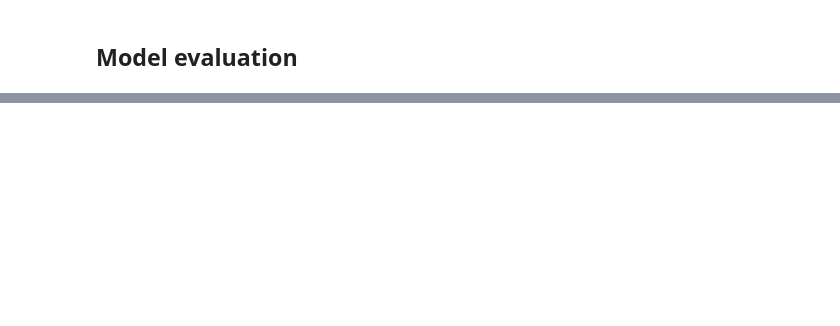
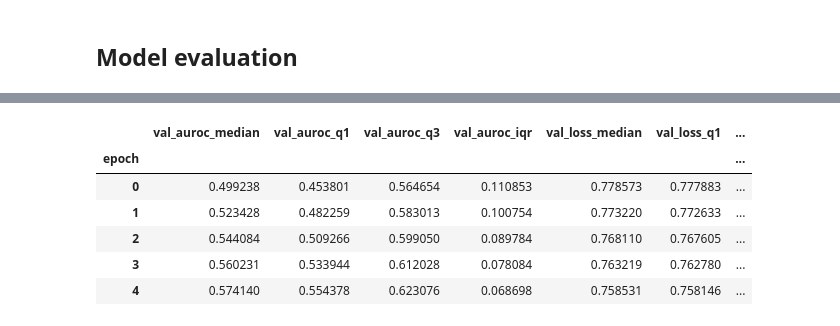
Before and after one commit to Deadline430/OL_Report_2025, a Jupyter notebook: OL_HotelBooking.ipynb, the cells around one changed output, grey strips where cells are left out. Cells and saved outputs as stored; diff of their text form; code cells hidden in the pictures; blank space fills up the shorter version.

```diff
--- a/OL_HotelBooking.ipynb
+++ b/OL_HotelBooking.ipynb
@@ -1076,0 +3115,70 @@ Summary of Activation Functions Used:
+# %%
+import pandas as pd
+import numpy as np
+
+# Dictionary to store aggregated performance summaries
+aggregated_performance_pt = {}
+
+print("Aggregating training history and calculating median/IQR...")
+
+# Iterate through each optimizer's history
+for opt_name, seed_histories in training_history_pt.items():
+    print(f"  Aggregating history for {opt_name}...")
+
+    # Convert history for each seed into a DataFrame and align by epoch
+    seed_dfs = []
+    for seed, history_data in seed_histories.items():
+        # Convert epoch history to DataFrame
+        df = pd.DataFrame(history_data)
+        # Add epoch number as a column
+        df['epoch'] = df.index
+        # Rename columns to include seed for uniqueness before merging
+        df = df.rename(columns={col: f'{col}_seed{seed}' for col in df.columns if col != 'epoch'})
+        seed_dfs.append(df)
+
+    # Merge DataFrames from all seeds for this optimizer based on epoch
+    # Use outer join to handle potential differences in epochs if early stopping was used differently
+    merged_df = seed_dfs[0] if seed_dfs else pd.DataFrame()
+    for i in range(1, len(seed_dfs)):
+        merged_df = pd.merge(merged_df, seed_dfs[i], on='epoch', how='outer')
+
+    # Sort by epoch to ensure correct order
+    merged_df = merged_df.sort_values('epoch')
+    merged_df = merged_df.set_index('epoch')
+
+    # Forward-fill any missing values (due to outer join or potential early stopping)
+    # This assumes the last known performance is carried forward
+    merged_df = merged_df.ffill()
+
+    # Calculate median and IQR for each metric across seeds
+    # Include 'wall_clock_time' and 'gradient_evals' in this aggregation by epoch
+    metrics_to_aggregate = [col.replace(f'_seed{seed}', '') for col in merged_df.columns if '_seed' in col]
+    metrics_to_aggregate = list(set(metrics_to_aggregate)) # Get unique metric names
+    # 'wall_clock_time' and 'gradient_evals' are now included
+
+
+    summary_data = {}
+    for metric in metrics_to_aggregate:
+        # Select columns for the current metric across all seeds
+        metric_cols = [col for col in merged_df.columns if col.startswith(f'{metric}_seed')]
+
+        if metric_cols:
+            # Calculate median and IQR
+            summary_data[f'{metric}_median'] = merged_df[metric_cols].median(axis=1)
+            summary_data[f'{metric}_q1'] = merged_df[metric_cols].quantile(0.25, axis=1)
+            summary_data[f'{metric}_q3'] = merged_df[metric_cols].quantile(0.75, axis=1)
+            summary_data[f'{metric}_iqr'] = summary_data[f'{metric}_q3'] - summary_data[f'{metric}_q1']
+
+    # Create the aggregated performance DataFrame for this optimizer
+    aggregated_performance_pt[opt_name] = pd.DataFrame(summary_data)
+
+    print(f"  Aggregation complete for {opt_name}.")
+
+print("\nFinished aggregating training history for all optimizers.")
+
+# Display a sample of one aggregated performance dataframe
+if aggregated_performance_pt:
+    first_algo = list(aggregated_performance_pt.keys())[0]
+    print(f"\nSample of aggregated performance DataFrame for {first_algo}:")
+    display(aggregated_performance_pt[first_algo].head())
+# %% [output]
@@ -1076,0 +3202,7 @@ Summary of Activation Functions Used:
+|  | val_auroc_median | val_auroc_q1 | val_auroc_q3 | val_auroc_iqr | val_loss_median | val_loss_q1 | ... |
+| epoch |  |  |  |  |  |  | ... |
+| 0 | 0.499238 | 0.453801 | 0.564654 | 0.110853 | 0.778573 | 0.777883 | ... |
+| 1 | 0.523428 | 0.482259 | 0.583013 | 0.100754 | 0.773220 | 0.772633 | ... |
+| 2 | 0.544084 | 0.509266 | 0.599050 | 0.089784 | 0.768110 | 0.767605 | ... |
+| 3 | 0.560231 | 0.533944 | 0.612028 | 0.078084 | 0.763219 | 0.762780 | ... |
+| 4 | 0.574140 | 0.554378 | 0.623076 | 0.068698 | 0.758531 | 0.758146 | ... |
```
Also changed, not shown: parts of 97 cells of this notebook.
